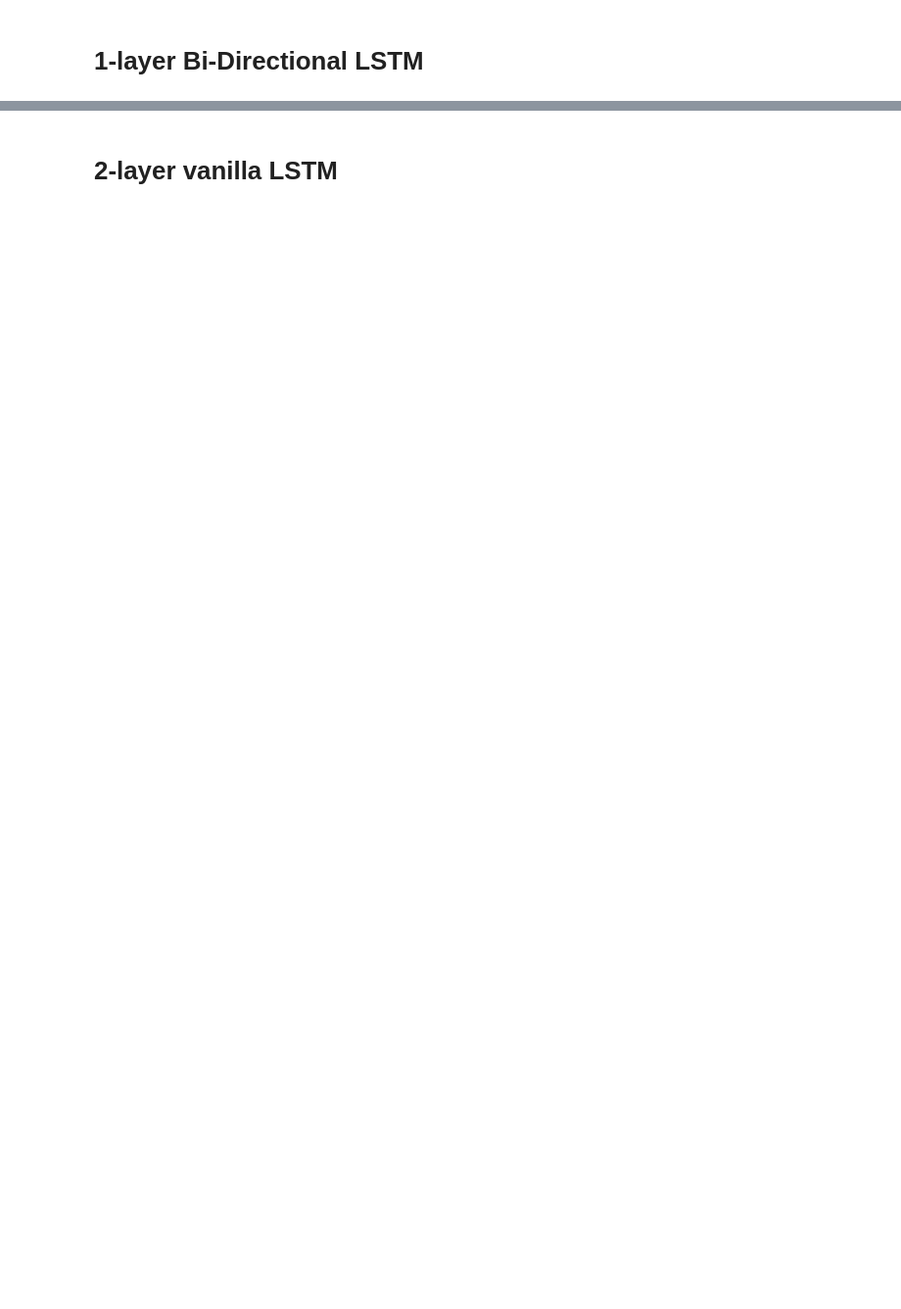
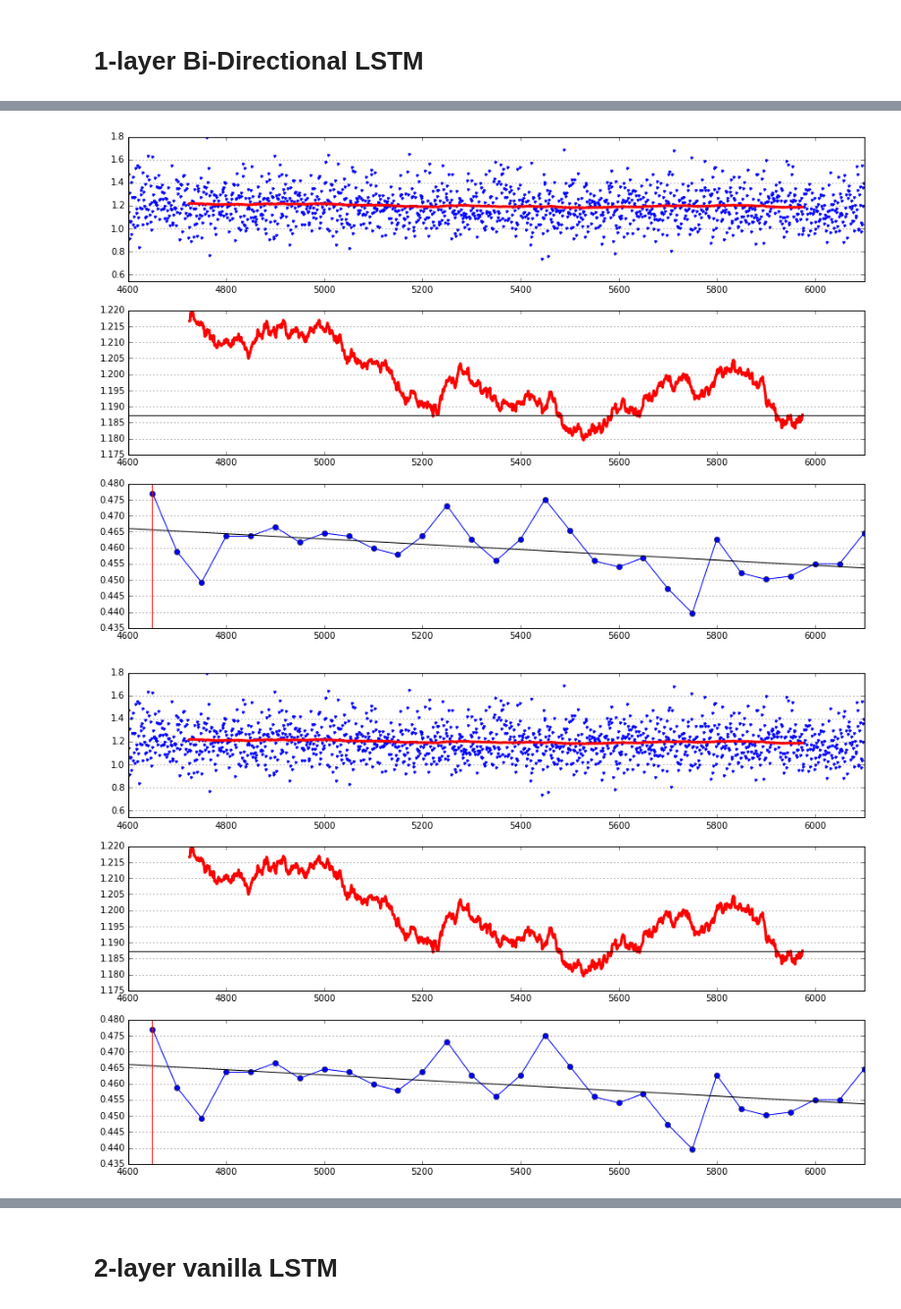
Before and after one commit to alextrott16/sentimiento, a Jupyter notebook: LSTM dev.ipynb, the cells around one changed output, grey strips where cells are left out. Shown at 98% size. Saved outputs shown, nothing was run; the diff lists cells and outputs as text; code cells hidden in the pictures; blank space fills up the shorter version.

```diff
--- a/LSTM dev.ipynb
+++ b/LSTM dev.ipynb
@@ -538,0 +379,6 @@ full_eval(net_LSTM_1B_binary, baseline_mean=87.5, baseline_std=0.5)
+# %%
+# Train it
+train_do(net_LSTM_1_fg, no_improve_limit=28, plot_window=1500)
+# %% [output]
+[figure, added]
+[figure, added]
```
Also changed, not shown: parts of 35 cells of this notebook, 1 other file.
